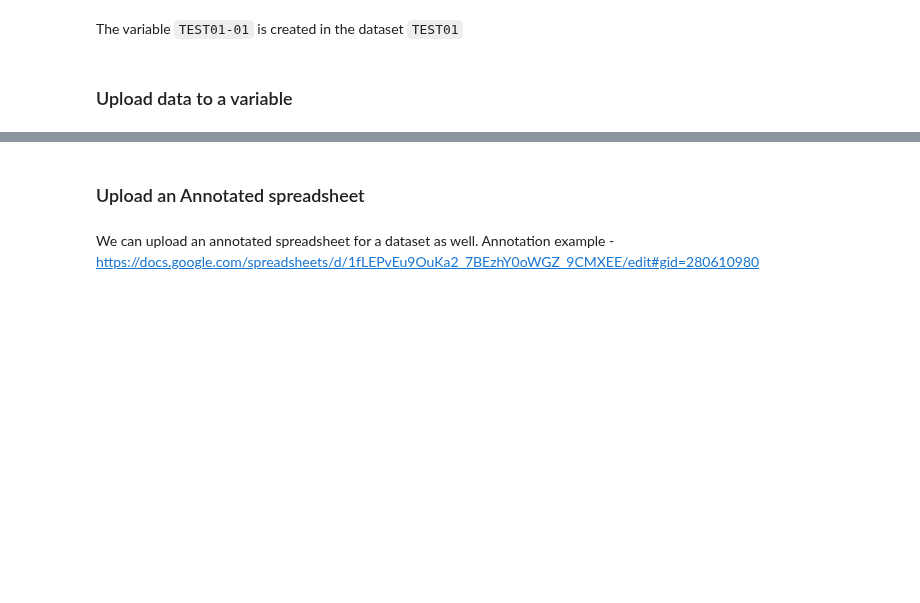
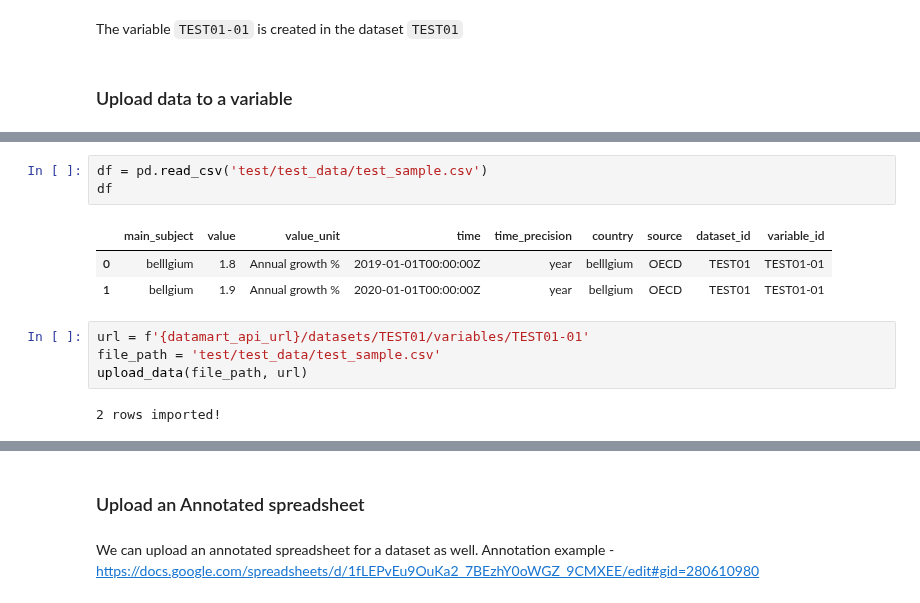
Before and after one commit to usc-isi-i2/datamart-api, a Jupyter notebook: Datamart Data API Demo.ipynb, the cells around one changed output, grey strips where cells are left out. Saved outputs shown, nothing was run; the diff lists cells and outputs as text; blank space fills up the shorter version.

Commit message:
add example to uplosad canonical data

```diff
--- a/Datamart Data API Demo.ipynb
+++ b/Datamart Data API Demo.ipynb
@@ -512,0 +538,13 @@ The variable `TEST01-01` is created in the dataset `TEST01`
+# %%
+df = pd.read_csv('test/test_data/test_sample.csv')
+df
+# %% [output]
+|  | main_subject | value | value_unit | time | time_precision | country | source | dataset_id | variable_id |
+| 0 | belllgium | 1.8 | Annual growth % | 2019-01-01T00:00:00Z | year | belllgium | OECD | TEST01 | TEST01-01 |
+| 1 | bellgium | 1.9 | Annual growth % | 2020-01-01T00:00:00Z | year | bellgium | OECD | TEST01 | TEST01-01 |
+# %%
+url = f'{datamart_api_url}/datasets/TEST01/variables/TEST01-01'
+file_path = 'test/test_data/test_sample.csv'
+upload_data(file_path, url)
+# %% [output]
+2 rows imported!
```
Also changed, not shown: parts of 8 cells of this notebook.
